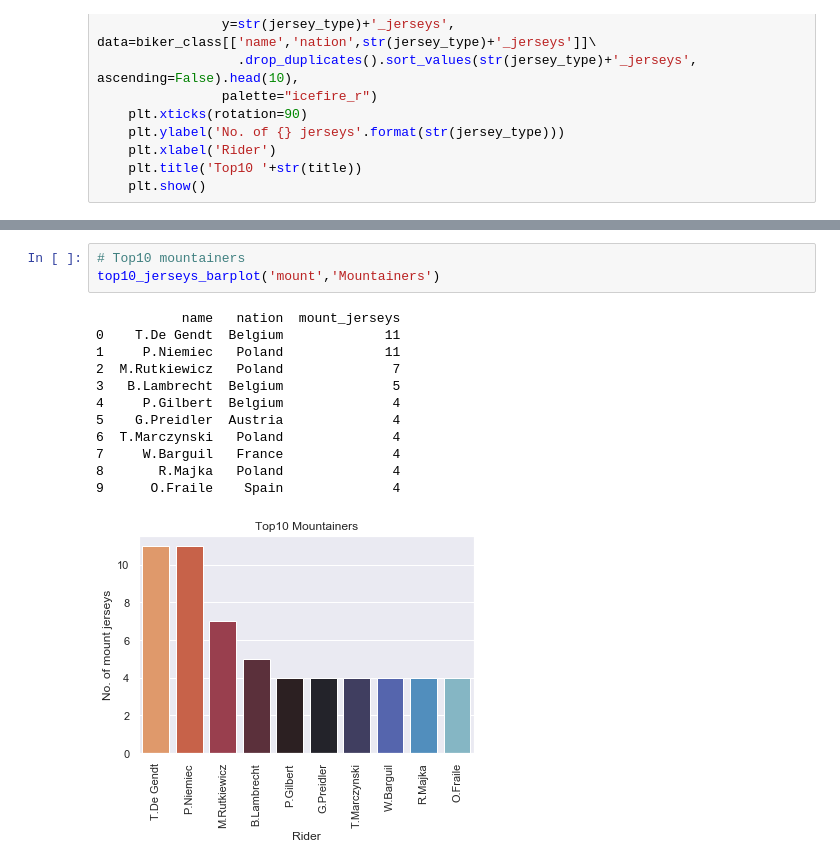
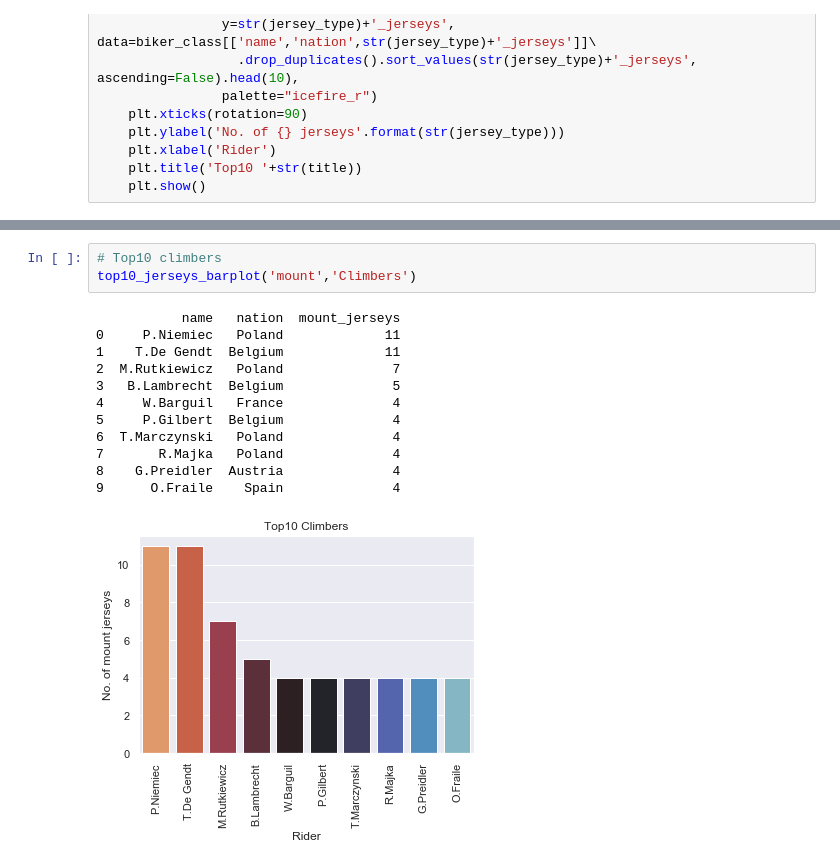
Before and after one commit to norbertstrzelecki/tour_de_pologne_top10, a Jupyter notebook: tdp_2_3_data_statistics_visualization.ipynb, the cells around one changed output, grey strips where cells are left out. Drawn from its saved outputs; the diff is of its cells as text.

```diff
--- a/tdp_2_3_data_statistics_visualization.ipynb
+++ b/tdp_2_3_data_statistics_visualization.ipynb
@@ -173,19 +173,19 @@ top10_jerseys_barplot('point', 'Bikers')
 # %%
-# Top10 mountainers
-top10_jerseys_barplot('mount','Mountainers')
+# Top10 climbers
+top10_jerseys_barplot('mount','Climbers')
 # %% [output]
            name   nation  mount_jerseys
-0    T.De Gendt  Belgium             11
-1     P.Niemiec   Poland             11
+0     P.Niemiec   Poland             11
+1    T.De Gendt  Belgium             11
 2  M.Rutkiewicz   Poland              7
 3   B.Lambrecht  Belgium              5
-4     P.Gilbert  Belgium              4
-5    G.Preidler  Austria              4
+4     W.Barguil   France              4
+5     P.Gilbert  Belgium              4
 6  T.Marczynski   Poland              4
-7     W.Barguil   France              4
-8       R.Majka   Poland              4
+7       R.Majka   Poland              4
+8    G.Preidler  Austria              4
 9      O.Fraile    Spain              4
-[figure, old version]
+[figure, new version]
 # %%
 # Top10 sprinters
 top10_jerseys_barplot('sprint', 'Sprinters')
```
Also changed, not shown: parts of 4 cells of this notebook, 1 other file.
